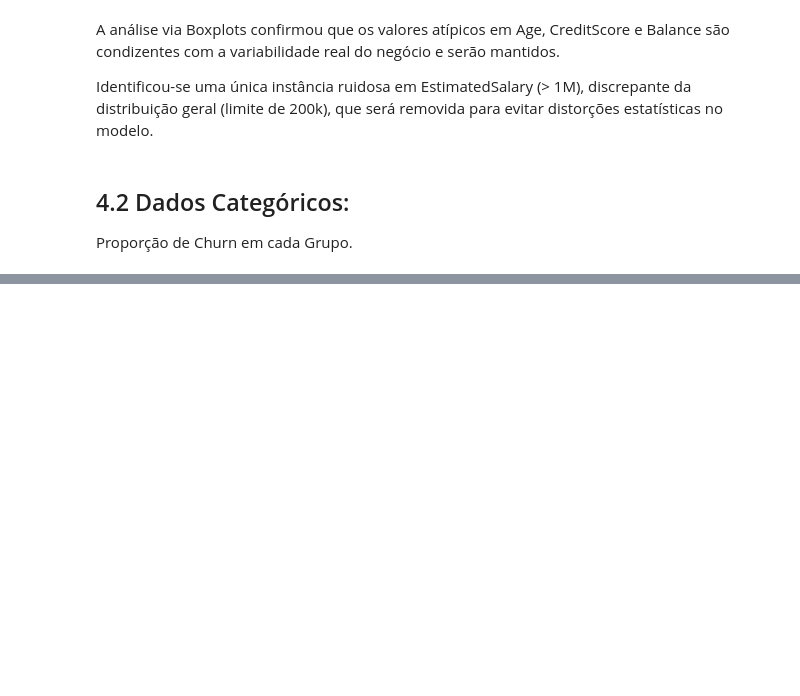
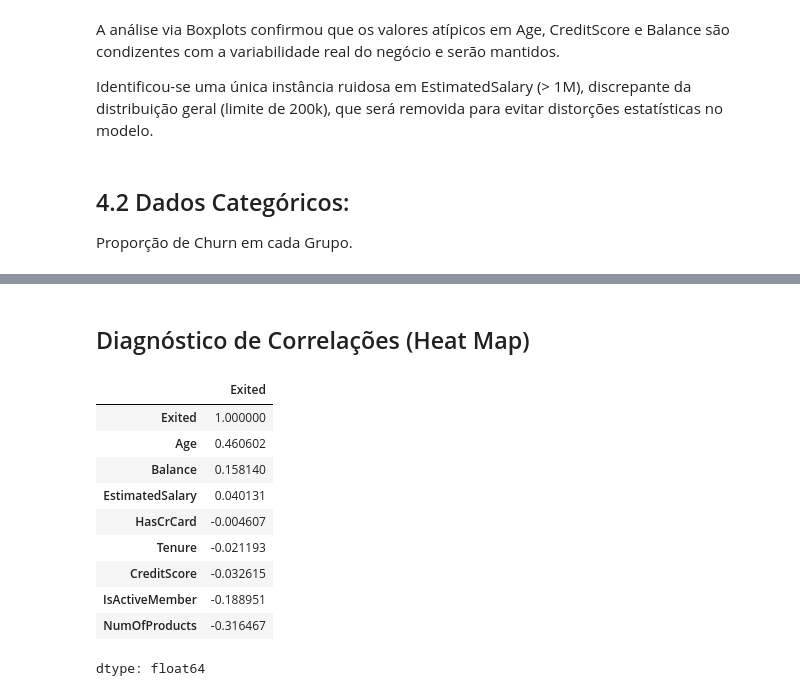
Before and after one commit to GabrielSenkovski/Bank_Churn_Model, a Jupyter notebook: Churn_EDA.ipynb, the cells around one changed output, grey strips where cells are left out. Drawn from its saved outputs; the diff is of its cells as text; code cells hidden in the pictures; blank space fills up the shorter version.

```diff
--- a/Churn_EDA.ipynb
+++ b/Churn_EDA.ipynb
@@ -457,0 +511,18 @@ plt.show()
+# %% [markdown]
+## Diagnóstico de Correlações (Heat Map)
+# %%
+corr_matrix = df_train.corr(numeric_only=True)
+
+corr_matrix['Exited'].sort_values(ascending=False)
+# %% [output]
+|  | Exited |
+| Exited | 1.000000 |
+| Age | 0.460602 |
+| Balance | 0.158140 |
+| EstimatedSalary | 0.040131 |
+| HasCrCard | -0.004607 |
+| Tenure | -0.021193 |
+| CreditScore | -0.032615 |
+| IsActiveMember | -0.188951 |
+| NumOfProducts | -0.316467 |
+dtype: float64
```
Also changed, not shown: parts of 16 cells of this notebook.
